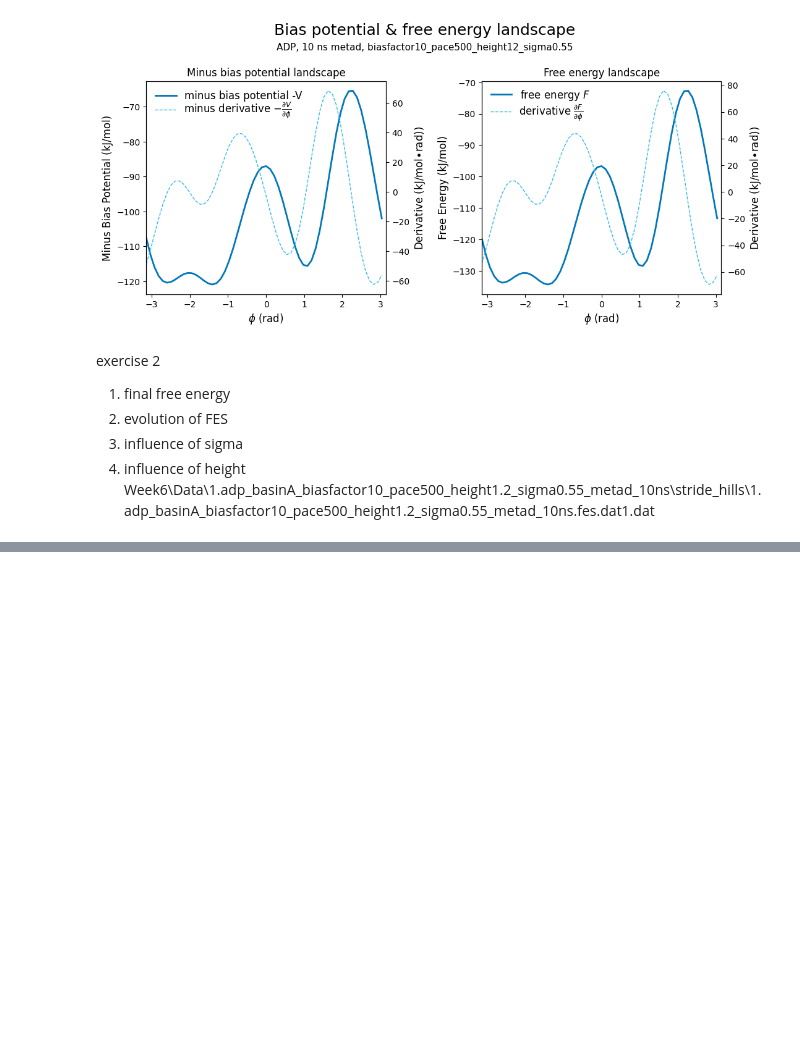
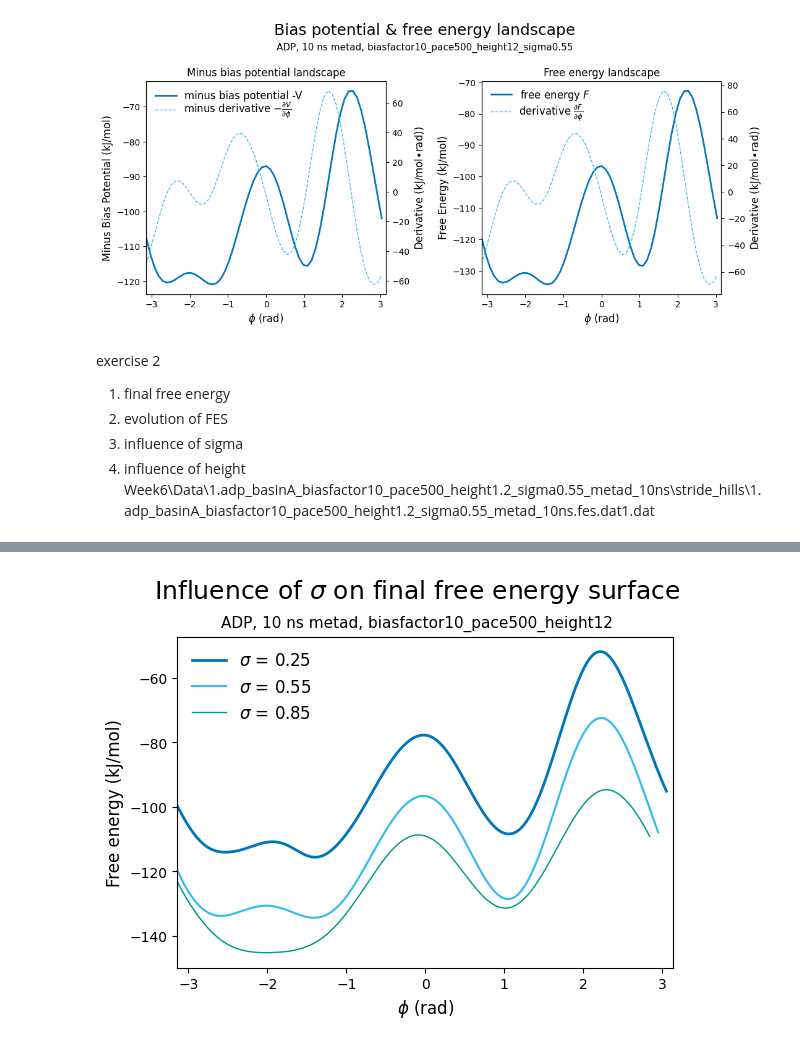
Before and after one commit to cerbveen/comp-lab-class, a Jupyter notebook: Week6/Analysis/Lugano_exercise_1&2_Analysis.ipynb, the cells around one changed output, grey strips where cells are left out. Saved outputs shown, nothing was run; the diff lists cells and outputs as text; code cells hidden in the pictures; blank space fills up the shorter version.

```diff
--- a/Week6/Analysis/Lugano_exercise_1&2_Analysis.ipynb
+++ b/Week6/Analysis/Lugano_exercise_1&2_Analysis.ipynb
@@ -334,0 +422,47 @@ fes=np.loadtxt('../Data/1.adp_basinA_biasfactor10_pace500_height1.2_sigma0.55_me
+# %%
+# figure 8 - influence of sigma - final fes
+fig = plt.figure(8)
+from scipy.interpolate import make_interp_spline
+
+# data processing
+# sigma is 0.55, 0.25, 0.85
+# smooth fes
+xnew_sigma0p55 = np.linspace(fes_final_sigma_comparison[0][:,0].min(), fes_final_sigma_comparison[0][:,0].max(), 300)
+spl_sigma0p55 = make_interp_spline(fes_final_sigma_comparison[0][:,0], fes_final_sigma_comparison[0][:,1], k=3)
+fes_smooth_sigma0p55 = spl_sigma0p55(xnew_sigma0p55)
+xnew_sigma0p25 = np.linspace(fes_final_sigma_comparison[1][:,0].min(), fes_final_sigma_comparison[1][:,0].max(), 300)
+spl_sigma0p25 = make_interp_spline(fes_final_sigma_comparison[1][:,0], fes_final_sigma_comparison[1][:,1], k=3)
+fes_smooth_sigma0p25 = spl_sigma0p25(xnew_sigma0p25)
+xnew_sigma0p85 = np.linspace(fes_final_sigma_comparison[2][:,0].min(), fes_final_sigma_comparison[2][:,0].max(), 300)
+spl_sigma0p85 = make_interp_spline(fes_final_sigma_comparison[2][:,0], fes_final_sigma_comparison[2][:,1], k=3)
+fes_smooth_sigma0p85 = spl_sigma0p85(xnew_sigma0p85)
+
+# check path of data
+#print(fes_final_path_sigma_comparison)
+
+# set colorblind-friendly palatte
+colors = ['#0077BB', '#33BBEE', '#009988', '#EE7733', '#CC3311', '#EE3377', '#BBBBBB']
+lwidths = [2, 1.5, 1]
+
+# plot fes over phi, colorblind friendly
+plt.plot(xnew_sigma0p25, fes_smooth_sigma0p25, color=colors[0], label=r'$\sigma$ = 0.25', linewidth=lwidths[0])
+plt.plot(xnew_sigma0p55, fes_smooth_sigma0p55, color=colors[1], label=r'$\sigma$ = 0.55', linewidth=lwidths[1])
+plt.plot(xnew_sigma0p85, fes_smooth_sigma0p85, color=colors[2], label=r'$\sigma$ = 0.85', linewidth=lwidths[2])
+# set axis range
+plt.xlim(-np.pi, np.pi)
+# labels, fontsize 12
+plt.xlabel(r'$\phi$ (rad)', fontsize=12)
+plt.ylabel('Free energy (kJ/mol)', fontsize=12)
+# legend
+plt.legend(loc='upper left', fontsize=12, frameon=False)
+
+# two lines of title
+plt.text(x=0.5, y=0.88, s="Influence of $\sigma$ on final free energy surface", fontsize=18, ha="center", transform=fig.transFigure)
+plt.text(x=0.5, y=0.82, s= "ADP, 10 ns metad, biasfactor10_pace500_height12", fontsize=11, ha="center", transform=fig.transFigure)
+plt.subplots_adjust(top=0.8, wspace=0.3)
+
+# save figure as pdf in ../Figures
+fname = '../Figures/fig8.[metad_10ns_topolA]Influence_of_sigma_on_final_free_energy_surface.pdf'
+plt.savefig(fname, format='pdf', dpi=300, bbox_inches='tight')
+# %% [output]
+[figure, added]
```
Also changed, not shown: parts of 6 cells of this notebook, 26 other files.
